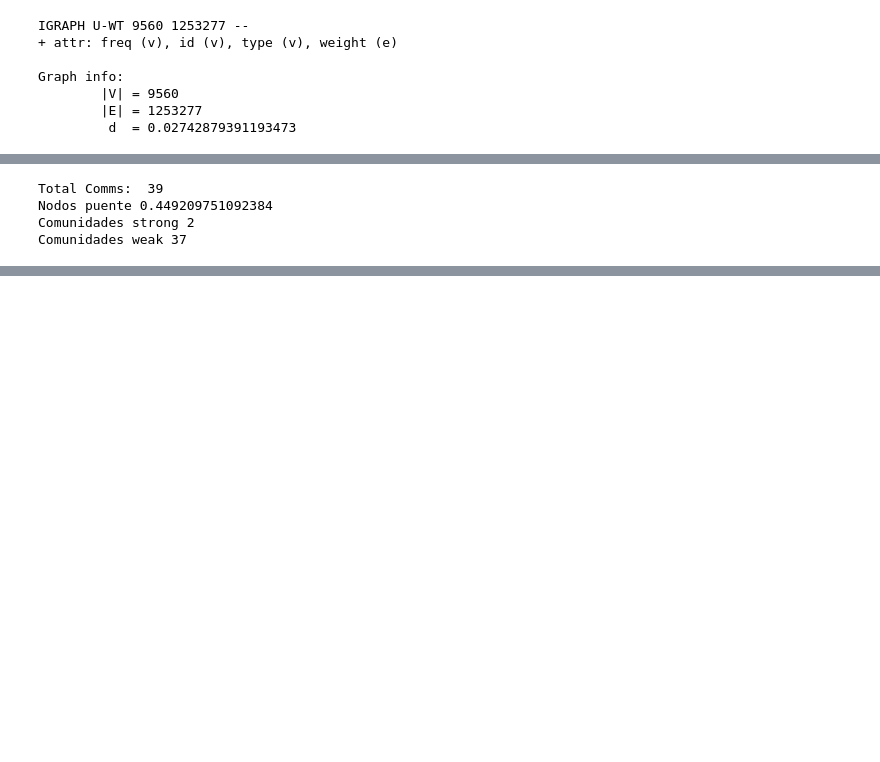
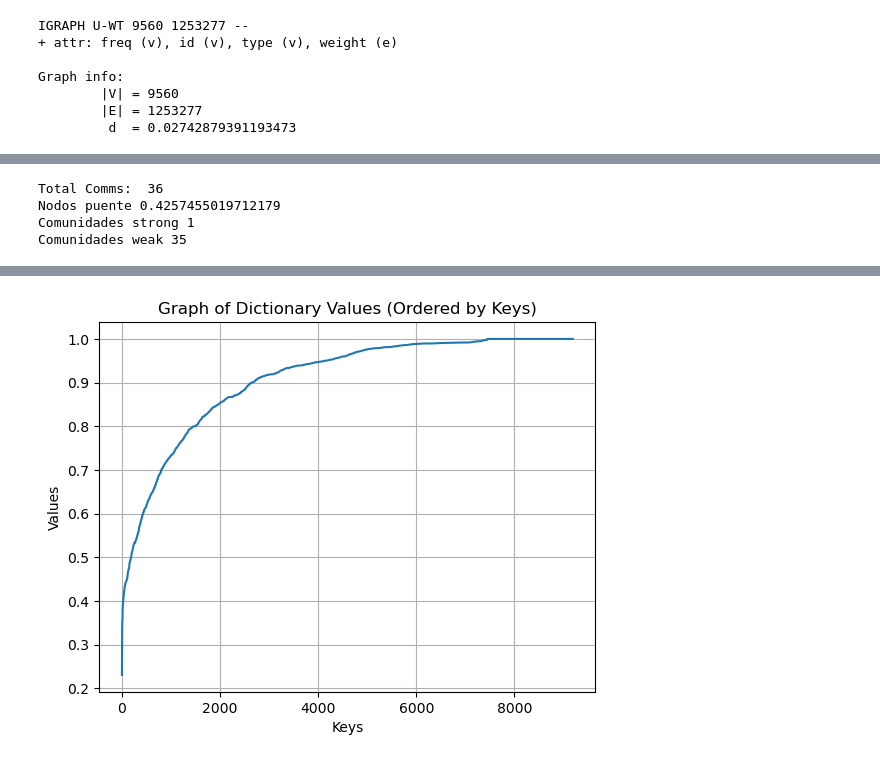
Before and after one commit to diazmx/phd-thesis-lab, a Jupyter notebook: 12-third_year/05-CommunityDetection/06-BridgeNodesAnalysis.ipynb, the cells around one changed output, grey strips where cells are left out. Drawn from its saved outputs; the diff is of its cells as text; code cells hidden in the pictures; blank space fills up the shorter version.

```diff
--- a/12-third_year/05-CommunityDetection/06-BridgeNodesAnalysis.ipynb
+++ b/12-third_year/05-CommunityDetection/06-BridgeNodesAnalysis.ipynb
@@ -127,5 +130,5 @@ def check_strong_community(graph, communities):
 # %%
-strongcomms, otro_dato = check_strong_community(g, comms_with_one)
+strongcomms, otro_dato, tercero = check_strong_community(g, comms_with_one)
 print("Total Comms: ", len(strongcomms))
 
 contador = 0
@@ -139,7 +142,74 @@ print("Nodos puente", contador / len(strongcomms))
 print("Comunidades strong", contador_striong)
 print("Comunidades weak", len(strongcomms)-contador_striong)
 # %% [output]
-Total Comms:  39
-Nodos puente 0.449209751092384
-Comunidades strong 2
-Comunidades weak 37
+Total Comms:  36
+Nodos puente 0.4257455019712179
+Comunidades strong 1
+Comunidades weak 35
+# %%
+import igraph as ig
+import random
+from itertools import combinations
+from collections import defaultdict
+
+def jaccard_index(set1, set2):
+    intersection = len(set1 & set2)
+    union = len(set1 | set2)
+    return intersection / union if union != 0 else 0.0
+
+def run_louvain_iterations(g, iterations=10):
+    same_community_neighbors = defaultdict(list)
+
+    for _ in range(iterations):
+        partition = g.community_multilevel()
+        membership = partition.membership
+
+        # Creamos un mapa rápido de nodo -> comunidad
+        node_to_comm = {v.index: membership[v.index] for v in g.vs}
+
+        for v in g.vs:
+            v_id = v["id"]
+            community_neighbors = set()
+
+            for neighbor in g.neighbors(v):
+                if node_to_comm[neighbor] == node_to_comm[v.index]:
+                    community_neighbors.add(g.vs[neighbor]["id"])
+
+            same_community_neighbors[v_id].append(community_neighbors)
+
+    return same_community_neighbors
+
+def compute_jaccard_stability(same_community_neighbors):
+    stability_scores = {}
+
+    for node_id, neighbor_sets in same_community_neighbors.items():
+        if len(neighbor_sets) < 2:
+            stability_scores[node_id] = 1.0
+            continue
+
+        jaccard_scores = []
+        for s1, s2 in combinations(neighbor_sets, 2):
+            jaccard_scores.append(jaccard_index(s1, s2))
+
+        stability_scores[node_id] = sum(jaccard_scores) / len(jaccard_scores)
+
+    return stability_scores
+
+
+# Ejecutar el experimento
+neighbors_by_iteration = run_louvain_iterations(g, iterations=10)
+jaccard_stability = compute_jaccard_stability(neighbors_by_iteration)
+
+# Mostrar algunos resultados
+for node, stability in sorted(jaccard_stability.items(), key=lambda x: x[1]):
+    print(f"Nodo {node}: Jaccard promedio = {stability:.3f}")
+
+
+# Create the plot
+plt.plot(range(len(jaccard_stability.values())), sorted(list(jaccard_stability.values())))
+plt.xlabel("Keys")
+plt.ylabel("Values")
+plt.title("Graph of Dictionary Values (Ordered by Keys)")
+plt.grid(True)
+plt.show()
+# %% [output]
@@ -146,3 +233,4 @@ Comunidades weak 37
+[figure, added]
 # %%
 
 
```
Also changed, not shown: parts of 10 cells of this notebook, 2 other files.
